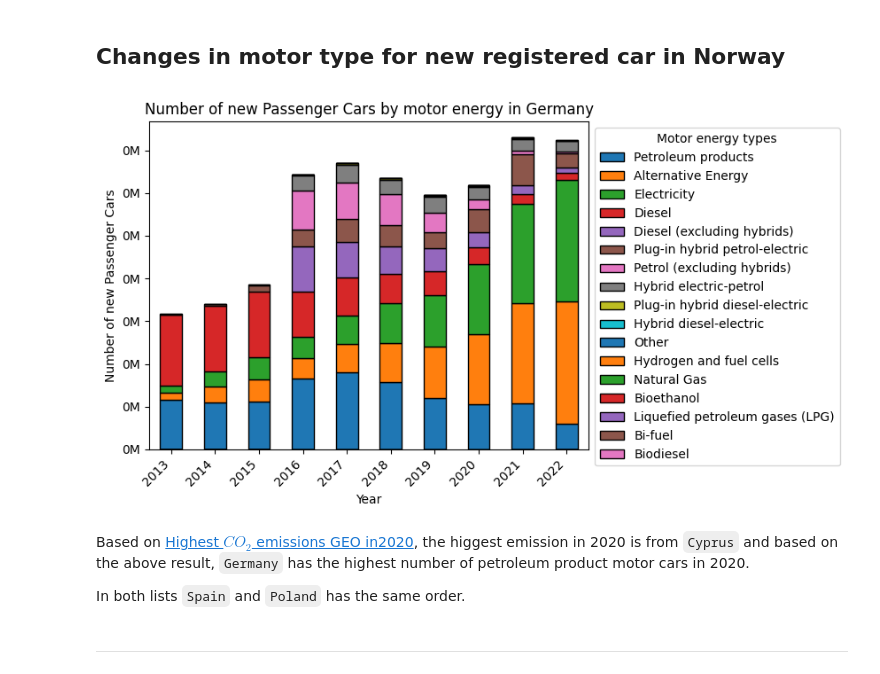
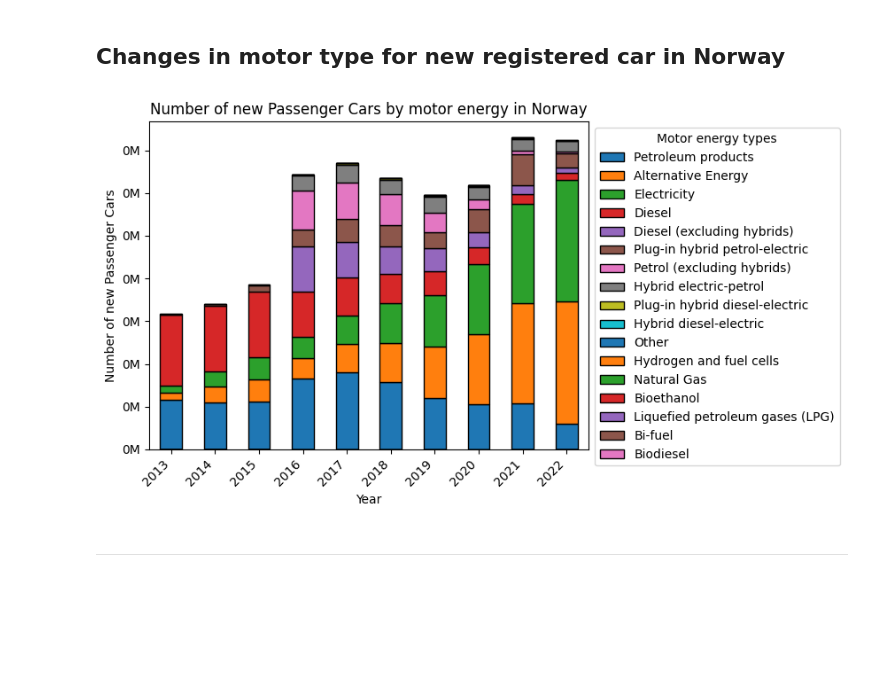
Before and after one commit to rafoolin/made-template, a Jupyter notebook: project/report.ipynb, the cells around one changed output. Drawn from its saved outputs; the diff is of its cells as text; code cells hidden in the pictures; blank space fills up the shorter version.

```diff
--- a/project/report.ipynb
+++ b/project/report.ipynb
@@ -870,38 +859,34 @@ data_frame \
 # %%
 import pandas as pd
 import matplotlib.pyplot as plt
 import numpy as np
 from matplotlib.ticker import FuncFormatter
 
 
 # Copy data frame
 data_frame = road_eqr_carpda_data_frame.copy()
 # Calculate average for each combination of "mot_nrg" and "TIME_PERIOD"
 data_frame = data_frame \
     .query('geo == "NO"') \
     .groupby(["mot_nrg","TIME_PERIOD", 'geo'], as_index=False, observed=False) \
     .agg({"n_passenger_cars":"sum"})\
     .reset_index(drop=True)
 
 data_frame = data_frame.merge(motor_engin_data_frame, left_on = "mot_nrg", right_on = "abbr")
 # Set "motor_energy_full_name" as a categorical column
 data_frame["motor_energy_full_name"] = data_frame["motor_energy_full_name"].astype("category")
 pivot_df = data_frame.pivot_table(index="TIME_PERIOD", columns="motor_energy_full_name", values="n_passenger_cars", aggfunc="sum")
 pivot_df = pivot_df.loc[:, pivot_df.sum().sort_values(ascending=False).index]
 ax = pivot_df.plot(kind="bar", stacked=True, edgecolor='black')
 ax.set_xlabel("Year")
 ax.set_ylabel("Number of new Passenger Cars")
 ax.yaxis.set_major_formatter(FuncFormatter(lambda y, _: f"{y/1000000:.0f}M"))
 ax.set_xticklabels([pd.to_datetime(val).strftime('%Y') for val in pivot_df.index.get_level_values(0)], rotation=45, ha='right')
-ax.set_title("Number of new Passenger Cars by motor energy in Germany")
+ax.set_title("Number of new Passenger Cars by motor energy in Norway")
 ax.legend(bbox_to_anchor=(1, 1), title="Motor energy types")
 plt.show()
 # %% [output]
-[figure, old version]
+[figure, new version]
-# %% [markdown]
-Based on [Highest $CO_2$ emissions GEO in2020](#Highest-$CO_2$-emissions-GEO-in-2020), the higgest emission in 2020 is from `Cyprus` and based on the above result, `Germany` has the highest number of petroleum product motor cars in 2020.
-
-In both lists `Spain` and `Poland` has the same order.
 # %% [markdown]
 ---
 # %% [markdown]
```
Also changed, not shown: parts of 14 cells of this notebook.
